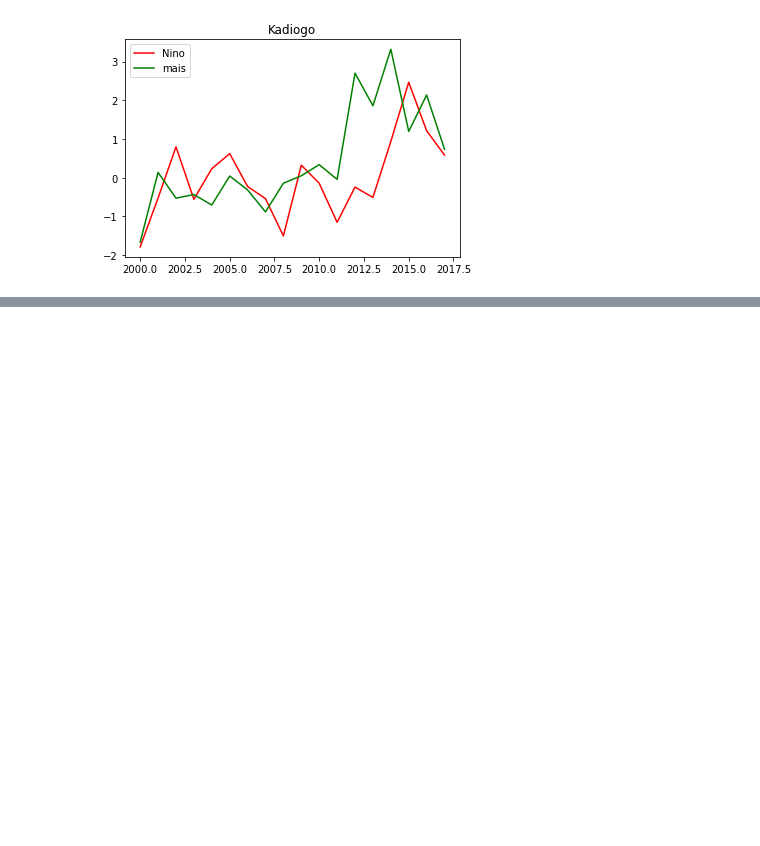
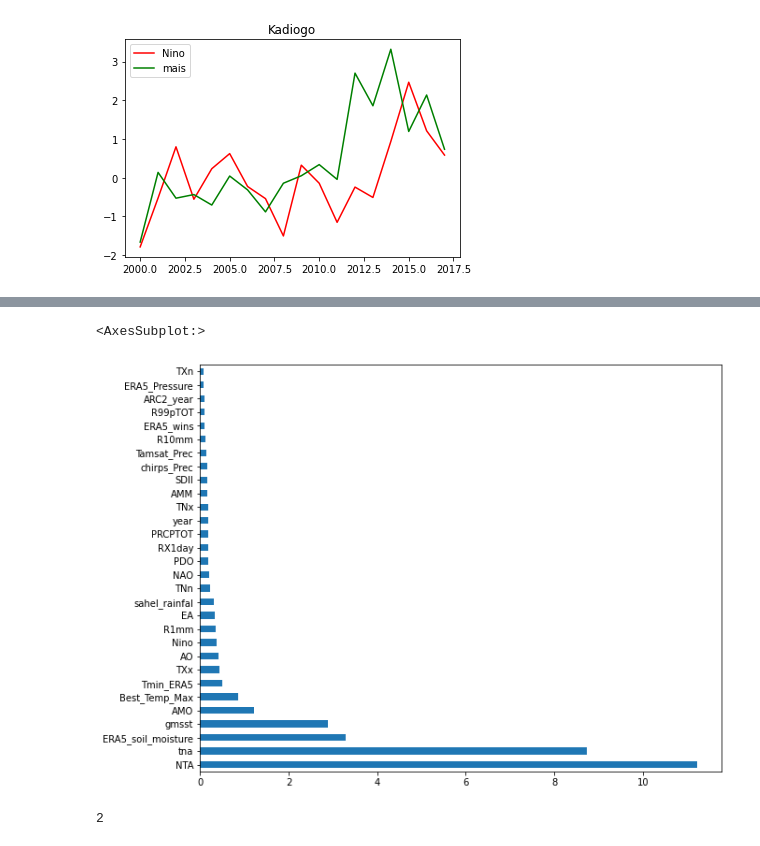
Before and after one commit to wamanagba/Crop_yield, a Jupyter notebook: python/dern/Untitled.ipynb, the cells around one changed output, grey strips where cells are left out. Saved outputs shown, nothing was run; the diff lists cells and outputs as text; code cells hidden in the pictures; blank space fills up the shorter version.

```diff
--- a/python/dern/Untitled.ipynb
+++ b/python/dern/Untitled.ipynb
@@ -105,3 +105,6 @@ figures(dt,"Kadiogo")
 plt.savefig("C:\\Users\\Yacou\\Desktop\\Yacouba_New\\climte\\code\\Crop_yield\\python\\dern\\figure\\kadiogo3_mais.jpg")
 # %% [output]
 [figure]
+# %%
+dt=pd.concat([d1,d2],axis=1)
+dt
@@ -107,0 +125,29 @@ plt.savefig("C:\\Users\\Yacou\\Desktop\\Yacouba_New\\climte\\code\\Crop_yield\\p
+# %%
+
+c=['year', 'Tmin_ERA5', 'ERA5_Pressure',
+        'ERA5_wins', 'ARC2_year', 'Best_Temp_Max',
+       'Best_Temp',  'Tamsat_Prec', 'chirps_Prec', 'CDD', 'CWD',
+       'PRCPTOT', 'R10mm', 'R1mm', 'R20mm', 'R5mm', 'R95pTOT', 'R99pTOT',
+       'RX1day', 'RX5day', 'SDII', 'TNn', 'TXn', 'TNx', 'TXx', 'Nino','sahel_rainfal','qbo','NDVI','ERA5_soil_moisture','AMM',
+       'AMO', 'AO', 'EA', 'NAO', 'NTA', 'PDO', 'gmsst',
+       'tna', 'tsa']
+X=dt[c]
+y=dt['mais']
+# %%
+import matplotlib.pyplot as plt
+import numpy as np
+from sklearn.linear_model import RidgeCV
+
+X_train, X_test, y_train, y_test = train_test_split(X, y,test_size=0.2,random_state=3)
+
+ridge = RidgeCV(alphas=np.logspace(-6, 6, num=5)).fit(X, y)
+plt.figure (figsize = (10,8))
+feat_importances = pd.Series(abs(ridge.coef_), index=X_train.columns)
+feat_importances.nlargest(30).plot(kind='barh')
+# %% [output]
+<AxesSubplot:>
+[figure, added]
+# %%
+abs(-2)
+# %% [output]
+2
```
Also changed, not shown: parts of 1 cell of this notebook, 11 other files.
